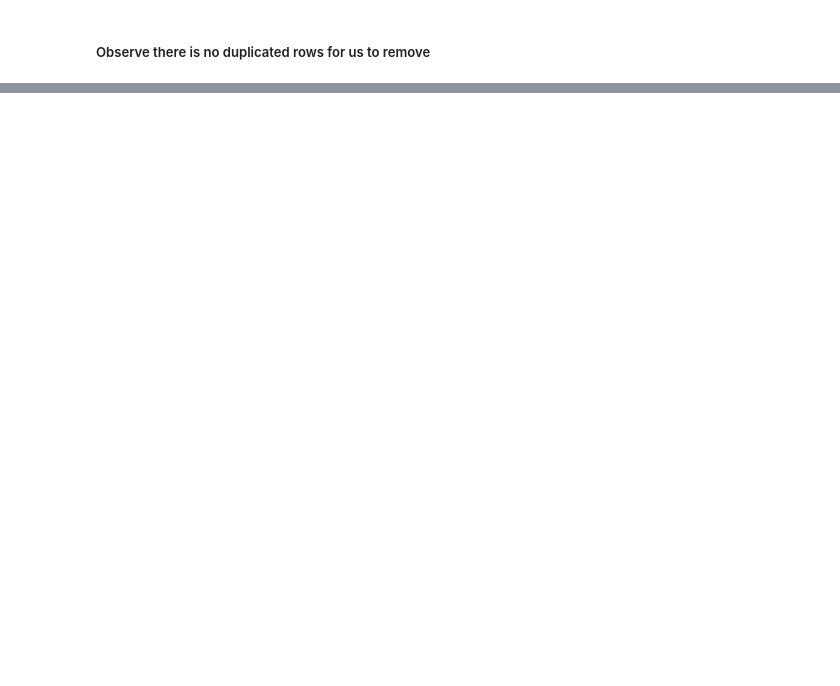
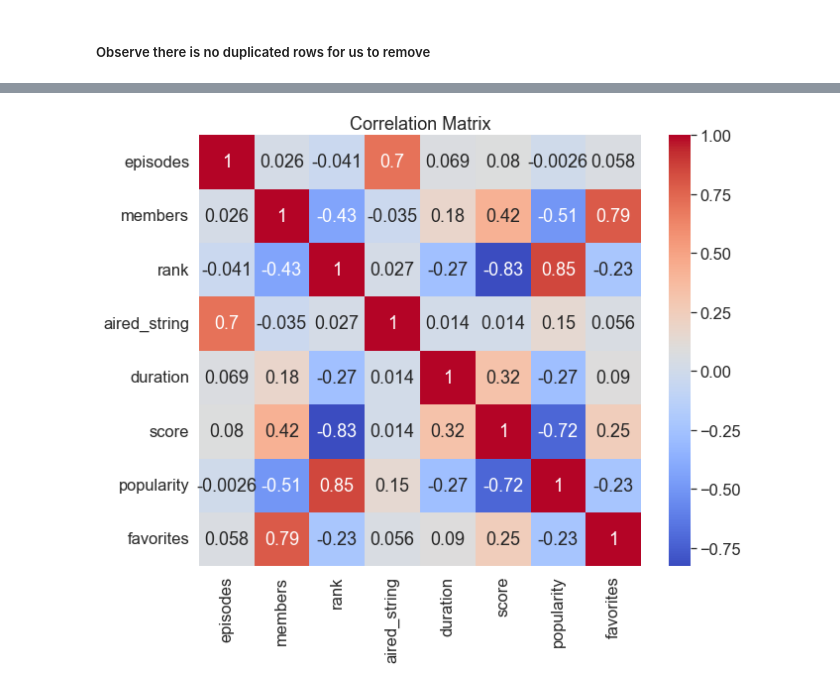
Before and after one commit to Jianhong072/SC1015-Mini-Project, a Jupyter notebook: Mini Project.ipynb, the cells around one changed output, grey strips where cells are left out. Cells and saved outputs as stored; diff of their text form; code cells hidden in the pictures; blank space fills up the shorter version.

```diff
--- a/Mini Project.ipynb
+++ b/Mini Project.ipynb
@@ -41,2 +43,3 @@ memory usage: 3.3+ MB
 # %%
-df = df.drop(['title_japanese','title_english','title_synonyms','image_url','background','related','opening_theme','ending_theme','aired'],axis=1)
+### Removing unwanted columns
+df = df.drop(columns = ['title_japanese','title_english','title_synonyms','image_url','background','related','opening_theme','ending_theme','aired','producer','licensor','studio','broadcast','premiered'])
@@ -46,0 +70,22 @@ df = df[(df['status'] == 'Finished Airing') | (df['status'] == 'Currently Airing
+# %%
+import re
+from datetime import datetime
+
+# Define function to extract start and end dates from aired_string column
+def extract_dates(aired_str):
+    # Extract start and end dates using regular expressions
+    pattern = r'(\w{3}\s\d{1,2},\s\d{4})\sto\s(\w{3}\s\d{1,2},\s\d{4})'
+    matches = re.findall(pattern, aired_str)
+    if matches:
+        start_date_str, end_date_str = matches[0]
+        # Convert start and end dates to datetime objects
+        start_date = datetime.strptime(start_date_str, '%b %d, %Y')
+        end_date = datetime.strptime(end_date_str, '%b %d, %Y')
+        # Calculate number of days between start and end dates
+        days = (end_date - start_date).days
+        return days
+    else:
+        return None
+
+# Apply function to aired_string column
+df['aired_string'] = df['aired_string'].apply(extract_dates)
@@ -117,0 +199,14 @@ Duplicate Rows :
+# %%
+# Select only the numerical columns
+num_cols = ['episodes', 'rating', 'members', 'rank','aired_string','duration','score','popularity','favorites']
+
+# Create a correlation matrix
+corr_matrix = df[num_cols].corr()
+
+# Create a heatmap
+fig, ax = plt.subplots(figsize=(10,8))
+sb.heatmap(corr_matrix, annot=True, cmap='coolwarm', ax=ax)
+plt.title('Correlation Matrix')
+plt.show()
+# %% [output]
+[figure, added]
```
Also changed, not shown: parts of 24 cells of this notebook, 1 other file.
